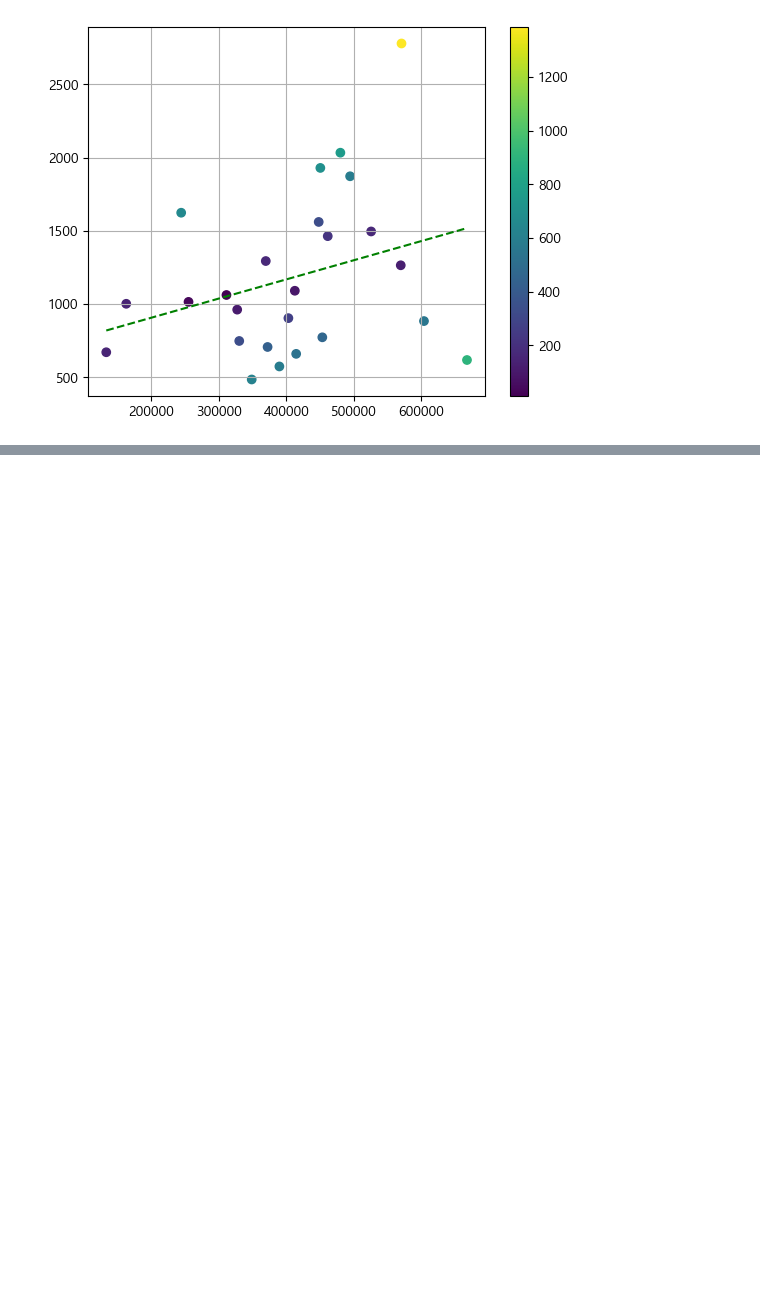
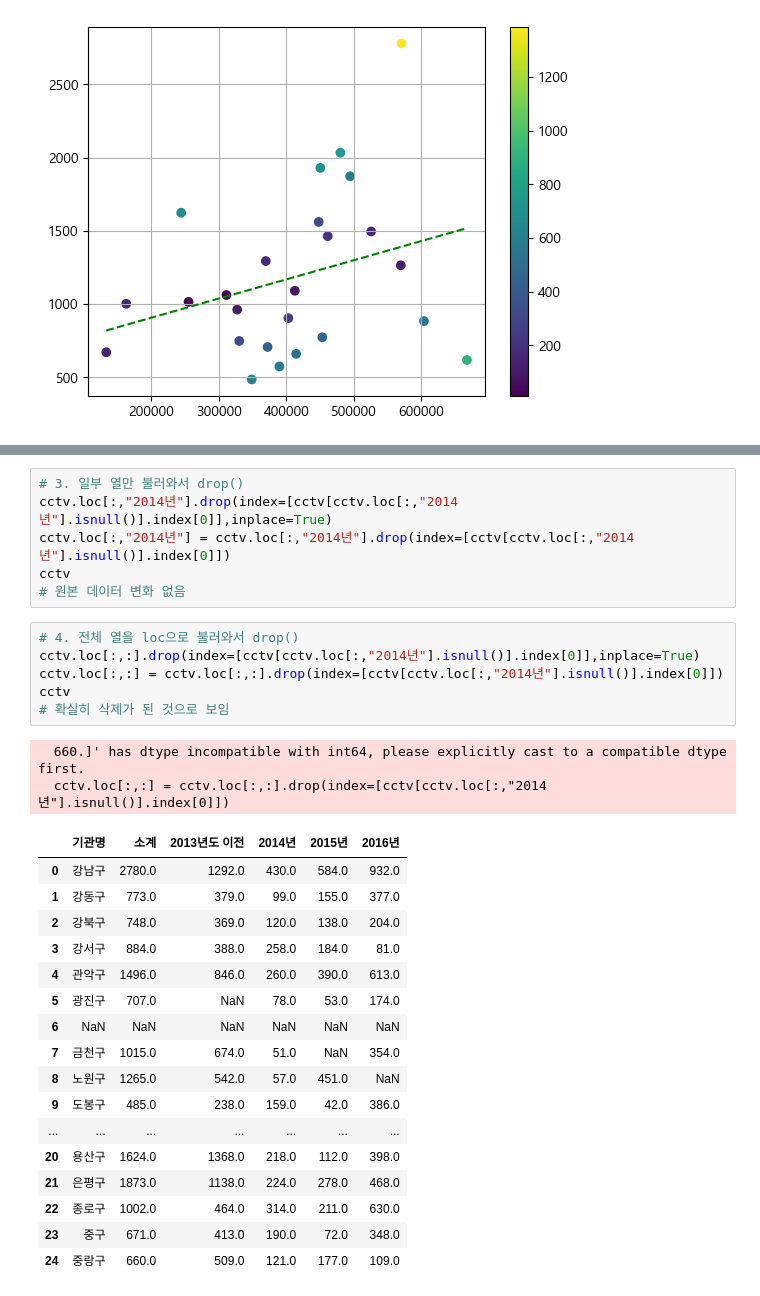
Before and after one commit to lth0813/SeSAC-LECTURE, a Jupyter notebook: 과제/MP2/MP2.ipynb, the cells around one changed output, grey strips where cells are left out. Saved outputs shown, nothing was run; the diff lists cells and outputs as text; blank space fills up the shorter version.

```diff
--- a/과제/MP2/MP2.ipynb
+++ b/과제/MP2/MP2.ipynb
@@ -148,0 +226,32 @@ plt.colorbar()
+# %%
+# 3. 일부 열만 불러와서 drop()
+cctv.loc[:,"2014년"].drop(index=[cctv[cctv.loc[:,"2014년"].isnull()].index[0]],inplace=True)
+cctv.loc[:,"2014년"] = cctv.loc[:,"2014년"].drop(index=[cctv[cctv.loc[:,"2014년"].isnull()].index[0]])
+cctv
+# 원본 데이터 변화 없음
+# %%
+# 4. 전체 열을 loc으로 불러와서 drop()
+cctv.loc[:,:].drop(index=[cctv[cctv.loc[:,"2014년"].isnull()].index[0]],inplace=True)
+cctv.loc[:,:] = cctv.loc[:,:].drop(index=[cctv[cctv.loc[:,"2014년"].isnull()].index[0]])
+cctv
+# 확실히 삭제가 된 것으로 보임
+# %% [output]
+  660.]' has dtype incompatible with int64, please explicitly cast to a compatible dtype first.
+  cctv.loc[:,:] = cctv.loc[:,:].drop(index=[cctv[cctv.loc[:,"2014년"].isnull()].index[0]])
+|  | 기관명 | 소계 | 2013년도 이전 | 2014년 | 2015년 | 2016년 |
+| 0 | 강남구 | 2780.0 | 1292.0 | 430.0 | 584.0 | 932.0 |
+| 1 | 강동구 | 773.0 | 379.0 | 99.0 | 155.0 | 377.0 |
+| 2 | 강북구 | 748.0 | 369.0 | 120.0 | 138.0 | 204.0 |
+| 3 | 강서구 | 884.0 | 388.0 | 258.0 | 184.0 | 81.0 |
+| 4 | 관악구 | 1496.0 | 846.0 | 260.0 | 390.0 | 613.0 |
+| 5 | 광진구 | 707.0 | NaN | 78.0 | 53.0 | 174.0 |
+| 6 | NaN | NaN | NaN | NaN | NaN | NaN |
+| 7 | 금천구 | 1015.0 | 674.0 | 51.0 | NaN | 354.0 |
+| 8 | 노원구 | 1265.0 | 542.0 | 57.0 | 451.0 | NaN |
+| 9 | 도봉구 | 485.0 | 238.0 | 159.0 | 42.0 | 386.0 |
+| ... | ... | ... | ... | ... | ... | ... |
+| 20 | 용산구 | 1624.0 | 1368.0 | 218.0 | 112.0 | 398.0 |
+| 21 | 은평구 | 1873.0 | 1138.0 | 224.0 | 278.0 | 468.0 |
+| 22 | 종로구 | 1002.0 | 464.0 | 314.0 | 211.0 | 630.0 |
+| 23 | 중구 | 671.0 | 413.0 | 190.0 | 72.0 | 348.0 |
+| 24 | 중랑구 | 660.0 | 509.0 | 121.0 | 177.0 | 109.0 |
```
Also changed, not shown: parts of 4 cells of this notebook, 15 other files.
